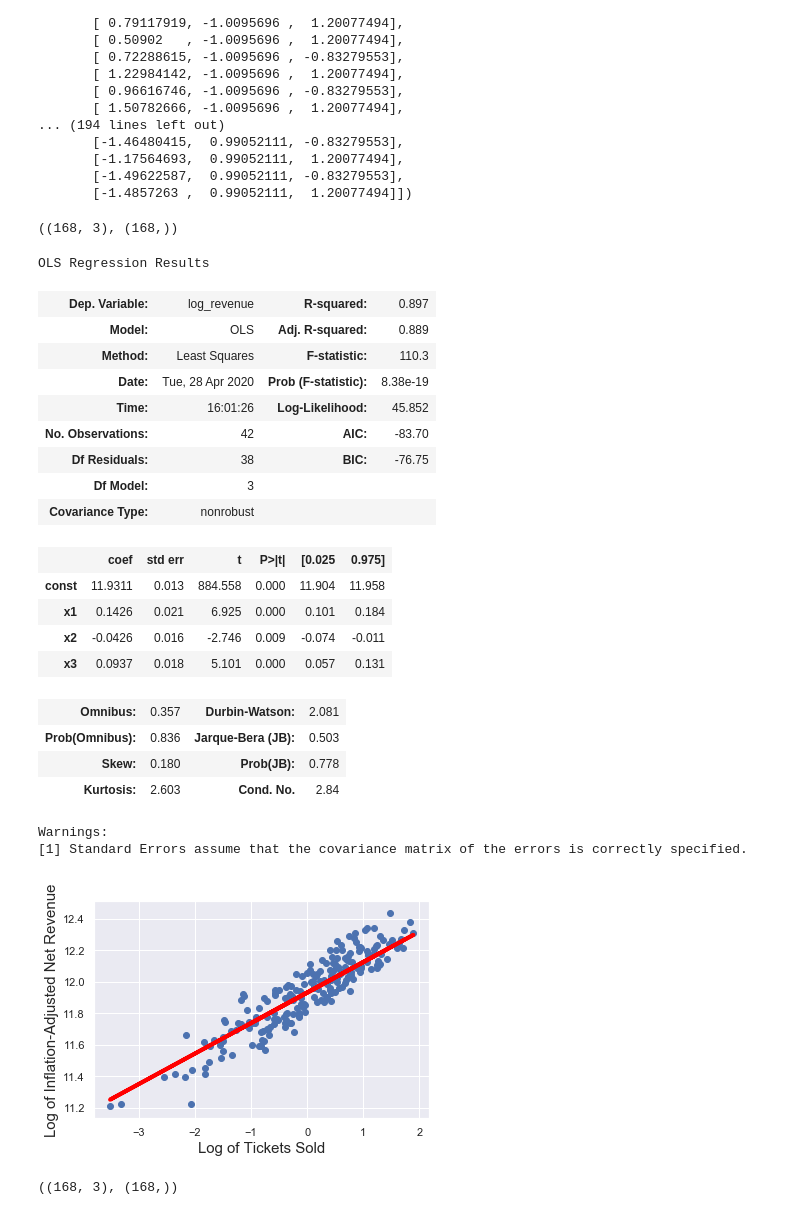
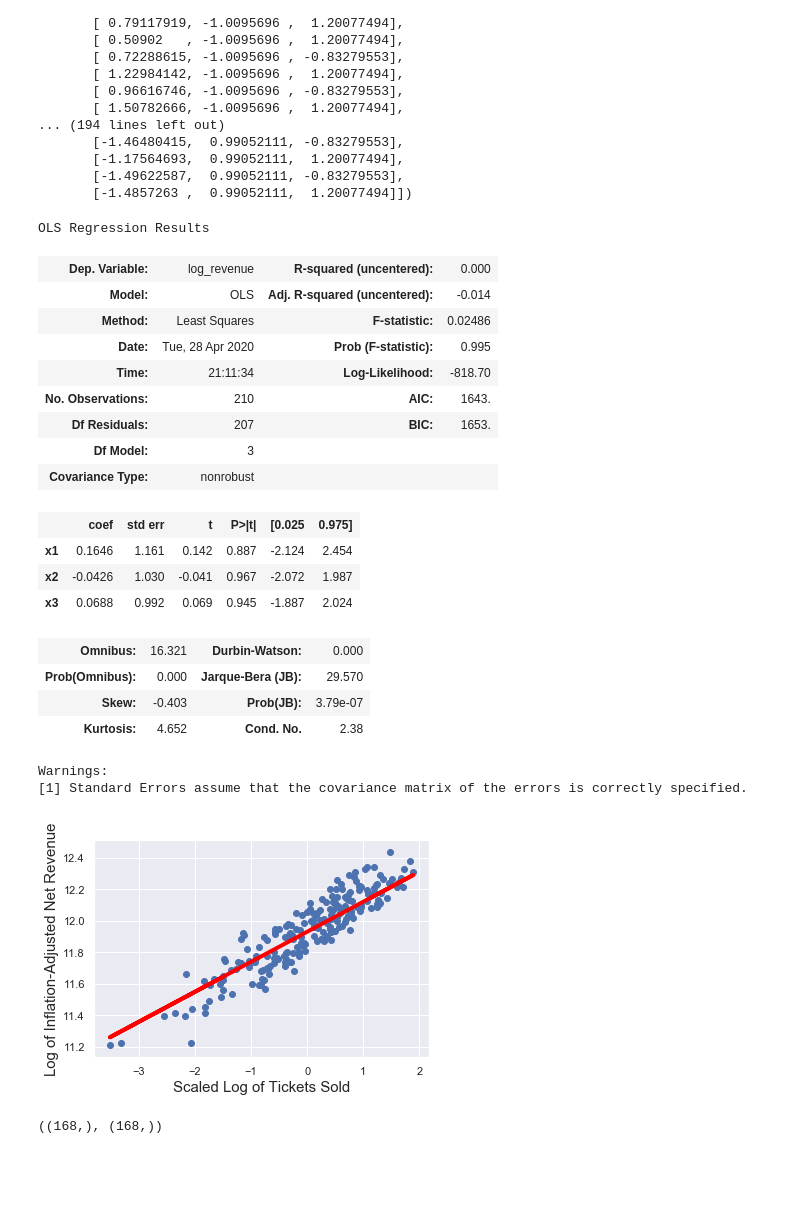
Before and after one commit to SwissMisra/RevenueAnalytics, a Jupyter notebook: Github Analysis.ipynb, the cells around one changed output. Saved outputs shown, nothing was run; the diff lists cells and outputs as text; code cells hidden in the pictures; blank space fills up the shorter version.

```diff
--- a/Github Analysis.ipynb
+++ b/Github Analysis.ipynb
@@ -206,7 +207,7 @@ In the collinearity analysis below, I realized that we're looking at a daisy-cha
     </ol>
 # %%
 x1 = data_with_days[['log_tickets','OA_grade','Matinee/Evening_Matinee']]
-y = data_with_days['inf_revenue']
+y = data_with_days['log_revenue']
 from statsmodels.stats.outliers_influence import variance_inflation_factor
 variables = x1
 vif = pd.DataFrame()
@@ -244,54 +295,47 @@ array([[ 1.13427926, -1.0095696 , -0.83279553],
        [-1.17564693,  0.99052111,  1.20077494],
        [-1.49622587,  0.99052111, -0.83279553],
        [-1.4857263 ,  0.99052111,  1.20077494]])
-# %%
-from sklearn.model_selection import train_test_split
-x_train, x_test, y_train, y_test = train_test_split(x_scaled, y, test_size = 0.2, random_state=42)
-x_train.shape, y_train.shape
-# %% [output]
-((168, 3), (168,))
 # %%
-x = sm.add_constant(x_test)
-results = sm.OLS(y_test,x).fit()
+x = sm.add_constant(x_scaled)
+results = sm.OLS(y,x_scaled).fit()
 results.summary()
 # %% [output]
 OLS Regression Results
-| Dep. Variable: | log_revenue | R-squared: | 0.897 |
-| Model: | OLS | Adj. R-squared: | 0.889 |
-| Method: | Least Squares | F-statistic: | 110.3 |
-| Date: | Tue, 28 Apr 2020 | Prob (F-statistic): | 8.38e-19 |
-| Time: | 16:01:26 | Log-Likelihood: | 45.852 |
-| No. Observations: | 42 | AIC: | -83.70 |
-| Df Residuals: | 38 | BIC: | -76.75 |
+| Dep. Variable: | log_revenue | R-squared (uncentered): | 0.000 |
+| Model: | OLS | Adj. R-squared (uncentered): | -0.014 |
+| Method: | Least Squares | F-statistic: | 0.02486 |
+| Date: | Tue, 28 Apr 2020 | Prob (F-statistic): | 0.995 |
+| Time: | 21:11:34 | Log-Likelihood: | -818.70 |
+| No. Observations: | 210 | AIC: | 1643. |
+| Df Residuals: | 207 | BIC: | 1653. |
 | Df Model: | 3 |  |  |
 | Covariance Type: | nonrobust |  |  |
 |  | coef | std err | t | P>|t| | [0.025 | 0.975] |
-| const | 11.9311 | 0.013 | 884.558 | 0.000 | 11.904 | 11.958 |
-| x1 | 0.1426 | 0.021 | 6.925 | 0.000 | 0.101 | 0.184 |
-| x2 | -0.0426 | 0.016 | -2.746 | 0.009 | -0.074 | -0.011 |
-| x3 | 0.0937 | 0.018 | 5.101 | 0.000 | 0.057 | 0.131 |
+| x1 | 0.1646 | 1.161 | 0.142 | 0.887 | -2.124 | 2.454 |
+| x2 | -0.0426 | 1.030 | -0.041 | 0.967 | -2.072 | 1.987 |
+| x3 | 0.0688 | 0.992 | 0.069 | 0.945 | -1.887 | 2.024 |
-| Omnibus: | 0.357 | Durbin-Watson: | 2.081 |
-| Prob(Omnibus): | 0.836 | Jarque-Bera (JB): | 0.503 |
-| Skew: | 0.180 | Prob(JB): | 0.778 |
-| Kurtosis: | 2.603 | Cond. No. | 2.84 |
+| Omnibus: | 16.321 | Durbin-Watson: | 0.000 |
+| Prob(Omnibus): | 0.000 | Jarque-Bera (JB): | 29.570 |
+| Skew: | -0.403 | Prob(JB): | 3.79e-07 |
+| Kurtosis: | 4.652 | Cond. No. | 2.38 |
 Warnings:
 [1] Standard Errors assume that the covariance matrix of the errors is correctly specified.
 # %%
-plt.scatter(x_scaled[:,0],y,cmap ='rainbow')
-x1 = x_train
-plt.xlabel('Log of Tickets Sold', fontsize = 15)
+x1 = x_scaled[:,0]
+plt.scatter(x1,y,cmap ='rainbow')
+plt.xlabel('Scaled Log of Tickets Sold', fontsize = 15)
 plt.ylabel('Log of Inflation-Adjusted Net Revenue', fontsize = 15)
-yhat = x1 * (.1426-.0426+.0937) + 11.9311
+yhat = x1 * (.1646-.0426+.0688)+11.93
 fig = plt.plot(x1,yhat, lw=4, c='red', label ='Regression')
 plt.show()
 # %% [output]
-[figure, old version]
+[figure, new version]
 # %%
 from sklearn.model_selection import train_test_split
 x_train, x_test, y_train, y_test = train_test_split(x1, y, test_size = 0.2, random_state=42)
 x_train.shape, y_train.shape
 # %% [output]
-((168, 3), (168,))
+((168,), (168,))
 # %%
 x = sm.add_constant(x_test)
 results = sm.OLS(y_test,x).fit()
```
Also changed, not shown: parts of 40 cells of this notebook.
